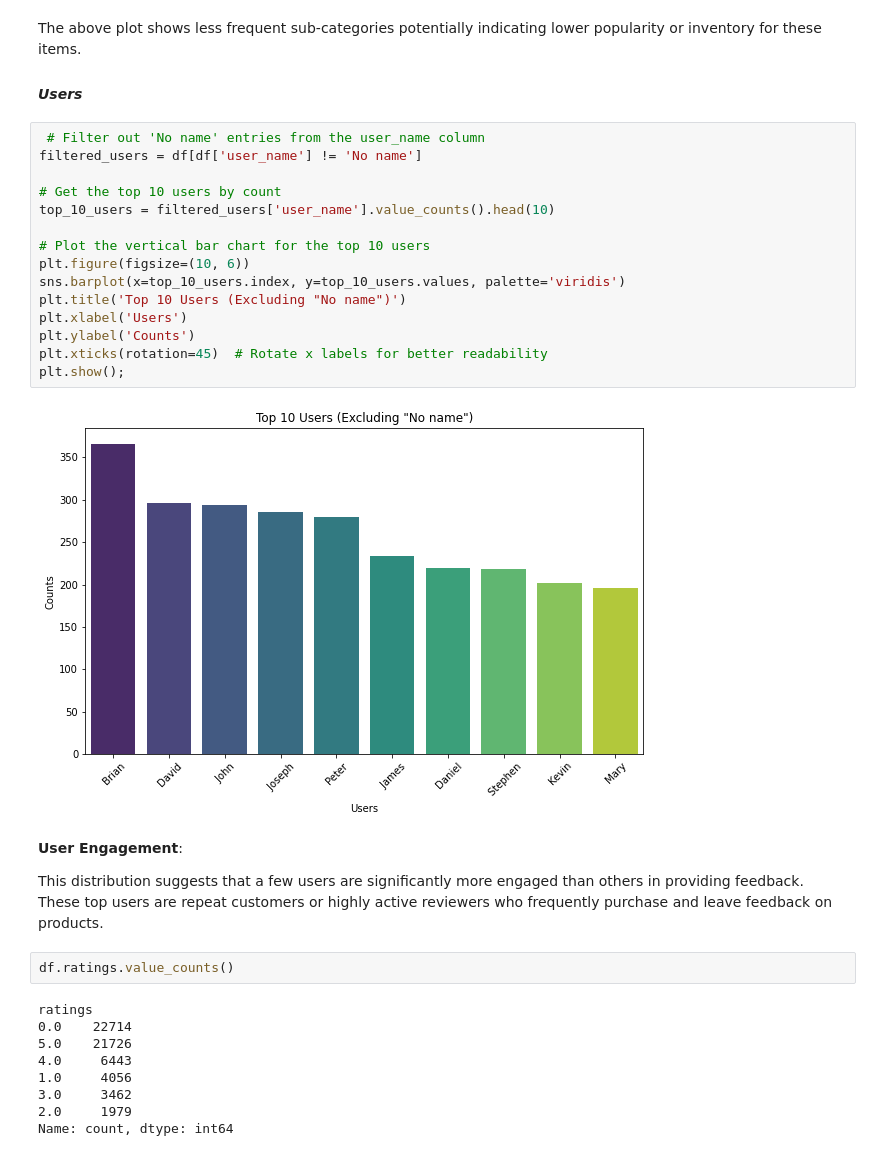
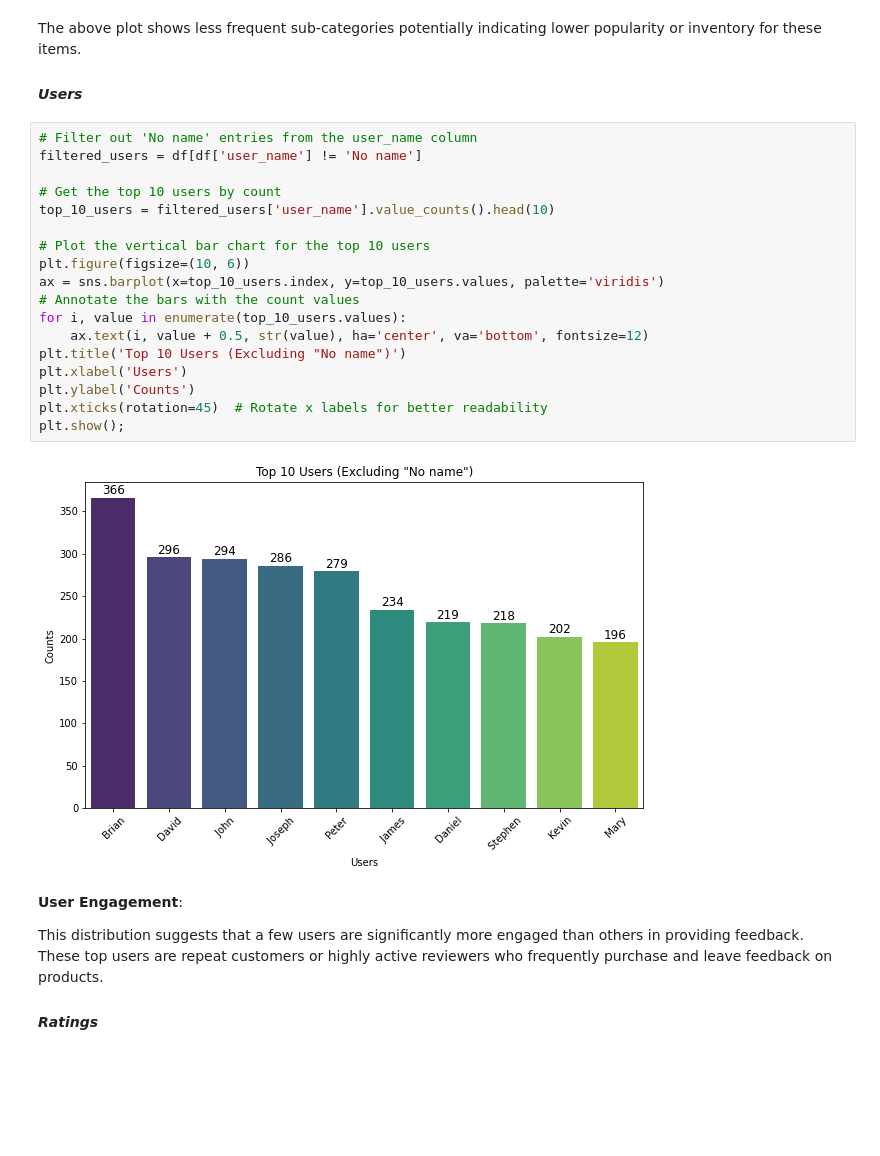
Before and after one commit to joakimTI/JUMIA-PRODUCTS-RECOMMENDATION-AND-PRODUCT-REVIEW-SYSTEM, a Jupyter notebook: index.ipynb, the cells around one changed output. Saved outputs shown, nothing was run; the diff lists cells and outputs as text; blank space fills up the shorter version.

```diff
--- a/index.ipynb
+++ b/index.ipynb
@@ -546,34 +545,28 @@ The above plot shows less frequent sub-categories potentially indicating lower p
 
 #### *Users*
 # %%
- # Filter out 'No name' entries from the user_name column
+# Filter out 'No name' entries from the user_name column
 filtered_users = df[df['user_name'] != 'No name']
 
 # Get the top 10 users by count
 top_10_users = filtered_users['user_name'].value_counts().head(10)
 
 # Plot the vertical bar chart for the top 10 users
 plt.figure(figsize=(10, 6))
-sns.barplot(x=top_10_users.index, y=top_10_users.values, palette='viridis')
+ax = sns.barplot(x=top_10_users.index, y=top_10_users.values, palette='viridis')
+# Annotate the bars with the count values
+for i, value in enumerate(top_10_users.values):
+    ax.text(i, value + 0.5, str(value), ha='center', va='bottom', fontsize=12)
 plt.title('Top 10 Users (Excluding "No name")')
 plt.xlabel('Users')
 plt.ylabel('Counts')
 plt.xticks(rotation=45)  # Rotate x labels for better readability
 plt.show();
 # %% [output]
-[figure, old version]
+[figure, new version]
 # %% [markdown]
 **User Engagement**:
 
 This distribution suggests that a few users are significantly more engaged than others in providing feedback. These top users are repeat customers or highly active reviewers who frequently purchase and leave feedback on products.
+
+#### *Ratings*
-# %%
-df.ratings.value_counts()
-# %% [output]
-ratings
-0.0    22714
-5.0    21726
-4.0     6443
-1.0     4056
-3.0     3462
-2.0     1979
-Name: count, dtype: int64
```
Also changed, not shown: parts of 5 cells of this notebook.
